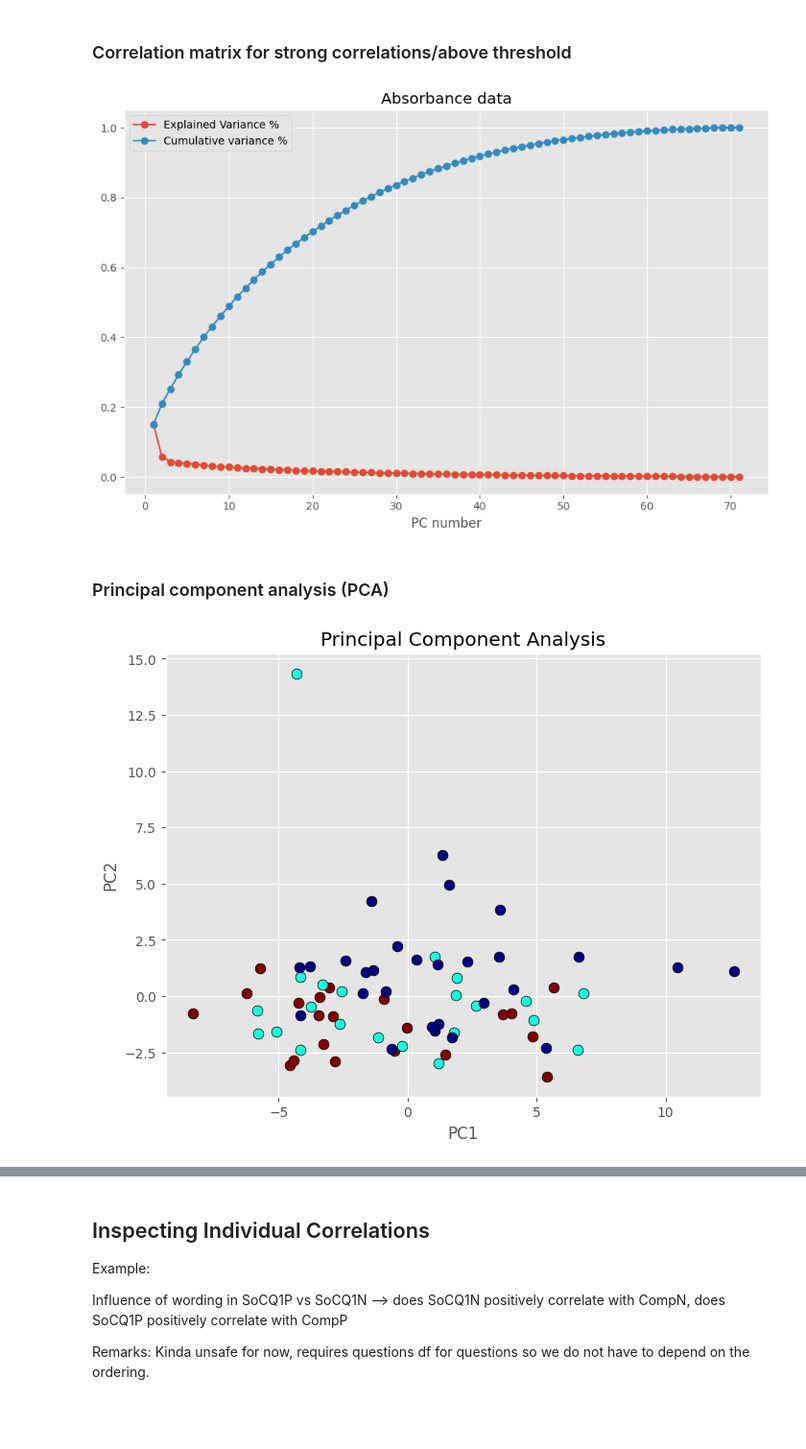
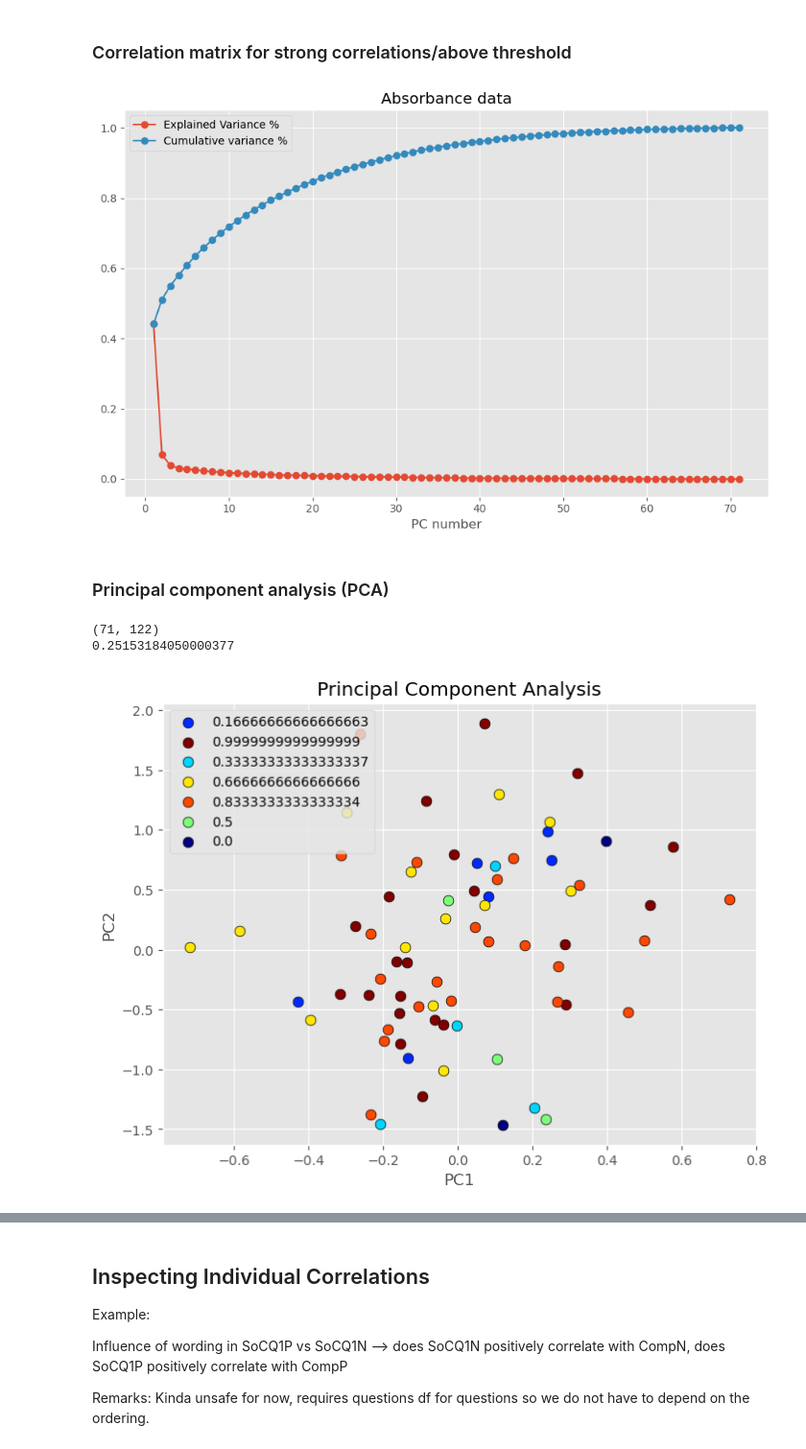
Before and after one commit to msokol99/Wellbeing-data-analysis, a Jupyter notebook: data-analysis.ipynb, the cells around one changed output, grey strips where cells are left out. Shown at 96% size. Saved outputs shown, nothing was run; the diff lists cells and outputs as text; code cells hidden in the pictures; blank space fills up the shorter version.

```diff
--- a/data-analysis.ipynb
+++ b/data-analysis.ipynb
@@ -683,7 +665,7 @@ n_components = 71
 # Apply PCA
 # 25 account for ~78% of the variance
 pca = PCA(n_components)
-principalComponents = pca.fit(df_imputed)
+principalComponents = pca.fit(df_imputed.T)
 
 expl_var = principalComponents.explained_variance_ratio_
 
@@ -701,34 +683,37 @@ with plt.style.context(('ggplot')):
     plt.legend()
     plt.show()
 # %% [output]
-[figure, old version]
+[figure, new version]
 # %% [markdown]
 ### Principal component analysis (PCA)
 # %%
-pca = PCA(n_components=25)
+pca = PCA().fit(df_imputed.T)
 
 # Transform on the scaled features
-principalComponents = pca.fit_transform(df_imputed)
+principalComponents = pca.components_.T @ df_imputed#pca.fit_transform(df_imputed)
 
 # Define the labels for the plot legend
 #labplot = []
 lab = df.values[:,1]
 
 # Scatter plot for two principal components
 unique = list(set(lab))
 colors = [plt.cm.jet(float(i)/max(unique)) for i in unique]
 with plt.style.context(('ggplot')):
     plt.figure(figsize=(8,6))
     for i, u in enumerate(unique):
         col = np.expand_dims(np.array(colors[i]), axis=0)
-        xi = [principalComponents[j,0] for j in range(len(principalComponents[:,0])) if lab[j] == u]
-        yi = [principalComponents[j,1] for j in range(len(principalComponents[:,1])) if lab[j] == u]
+        xi = [principalComponents.iloc[j,0] for j in range(len(principalComponents.iloc[:,0])) if lab[j] == u]
+        yi = [principalComponents.iloc[j,1] for j in range(len(principalComponents.iloc[:,1])) if lab[j] == u]
         plt.scatter(xi, yi, c=col, s=60, edgecolors='k',label=str(u))
 
     plt.xlabel('PC1')
     plt.ylabel('PC2')
     #plt.legend(labplot,loc='upper right')
     plt.title('Principal Component Analysis')
+    plt.legend()
     plt.show()
 # %% [output]
+(71, 122)
+0.25153184050000377
-[figure, old version]
+[figure, new version]
```
Also changed, not shown: parts of 10 cells of this notebook, 1 other file.
